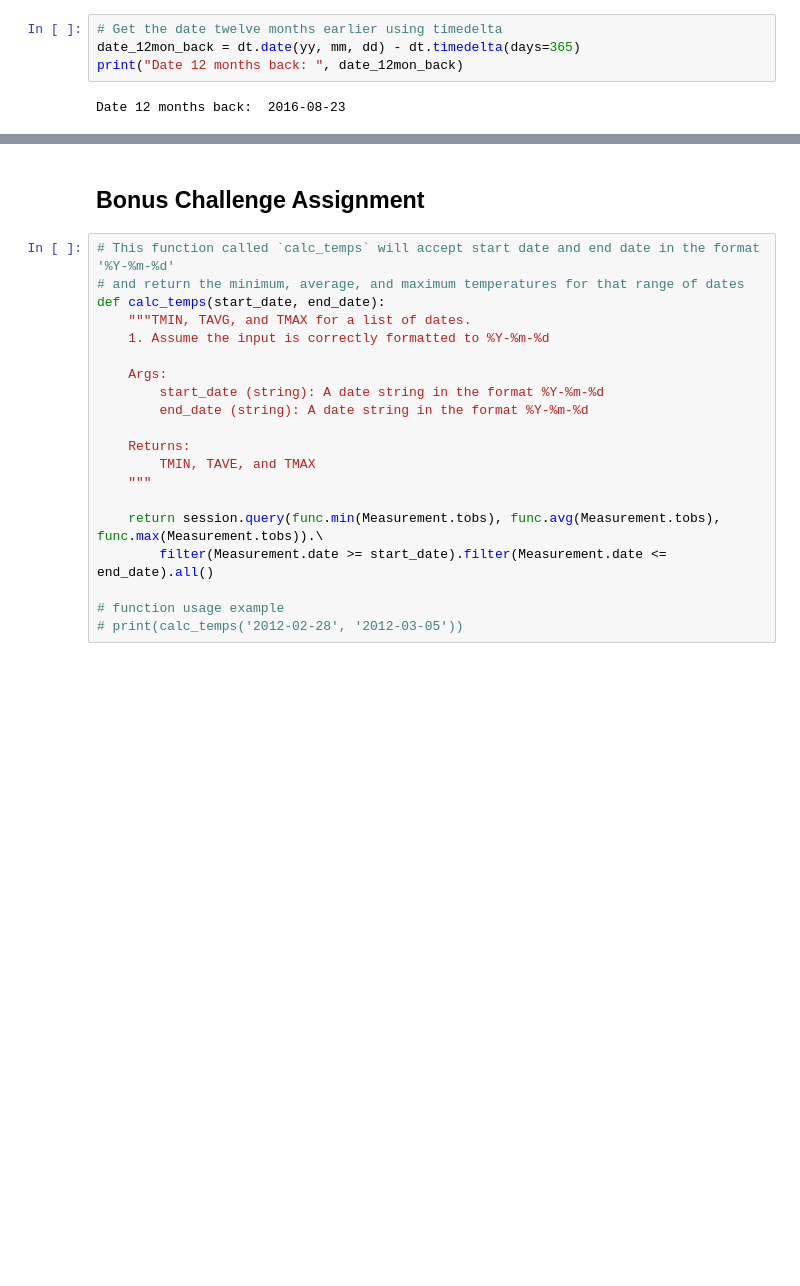
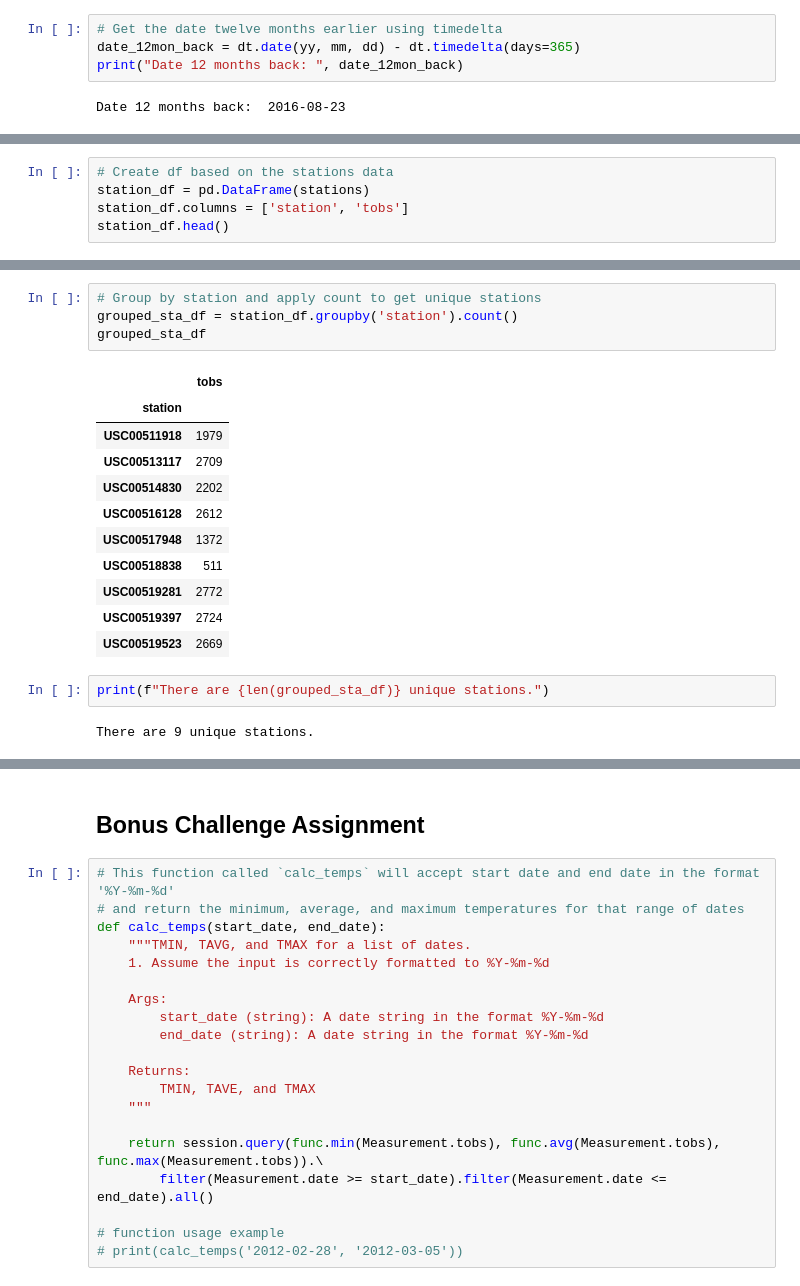
Before and after one commit to IrinaUX/sqlalchemy-challenge, a Jupyter notebook: station_analysis.ipynb, the cells around one changed output, grey strips where cells are left out. Drawn from its saved outputs; the diff is of its cells as text; blank space fills up the shorter version.

Commit message:
Add new code for observations based on the entries counts.

```diff
--- a/station_analysis.ipynb
+++ b/station_analysis.ipynb
@@ -536,0 +547,5 @@ Date: 2016-08-24; Station: USC00516128; Observations: 74.0.
+# %%
+# Create df based on the stations data
+station_df = pd.DataFrame(stations)
+station_df.columns = ['station', 'tobs']
+station_df.head()
@@ -536,0 +559,20 @@ Date: 2016-08-24; Station: USC00516128; Observations: 74.0.
+# %%
+# Group by station and apply count to get unique stations
+grouped_sta_df = station_df.groupby('station').count()
+grouped_sta_df
+# %% [output]
+|  | tobs |
+| station |  |
+| USC00511918 | 1979 |
+| USC00513117 | 2709 |
+| USC00514830 | 2202 |
+| USC00516128 | 2612 |
+| USC00517948 | 1372 |
+| USC00518838 | 511 |
+| USC00519281 | 2772 |
+| USC00519397 | 2724 |
+| USC00519523 | 2669 |
+# %%
+print(f"There are {len(grouped_sta_df)} unique stations.")
+# %% [output]
+There are 9 unique stations.
```
Also changed, not shown: parts of 8 cells of this notebook.
